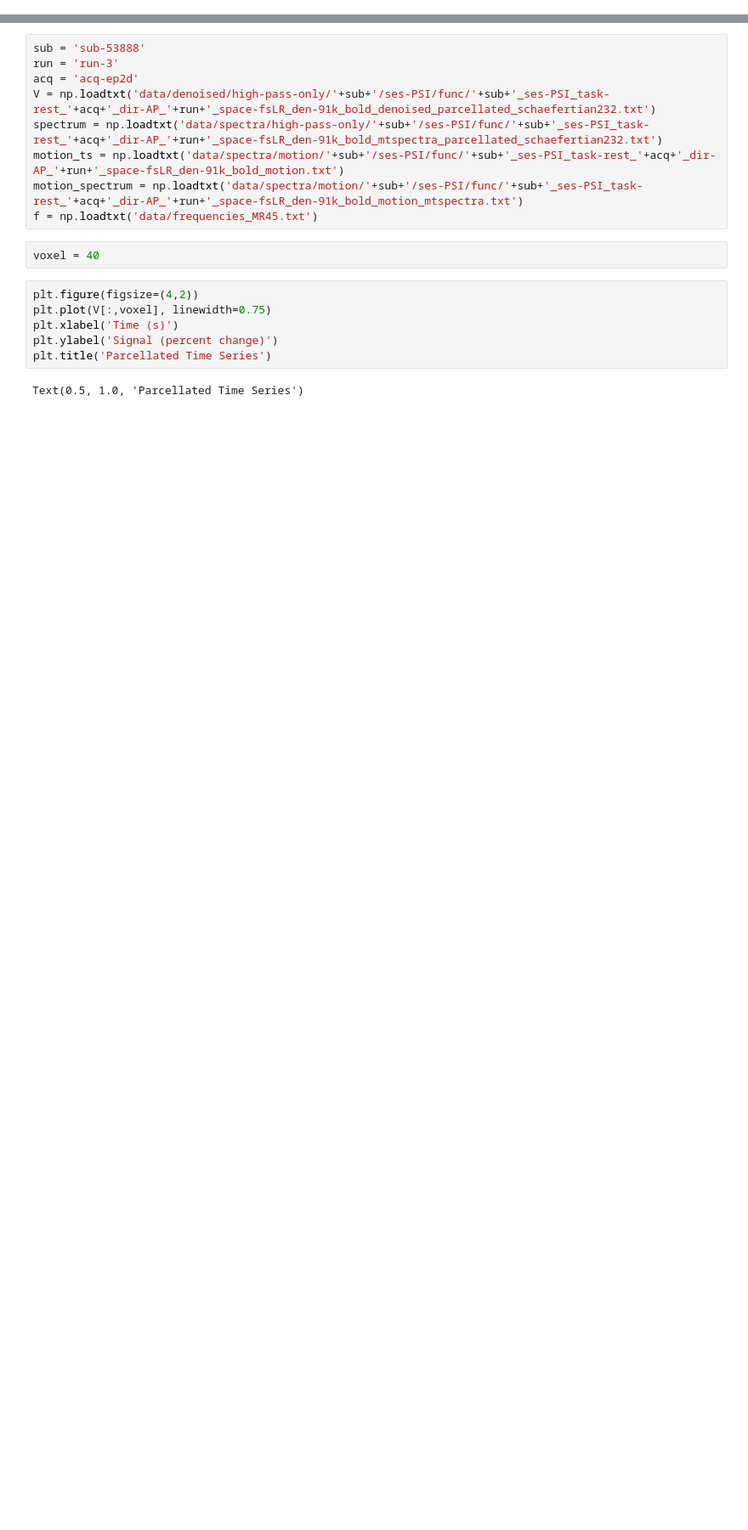
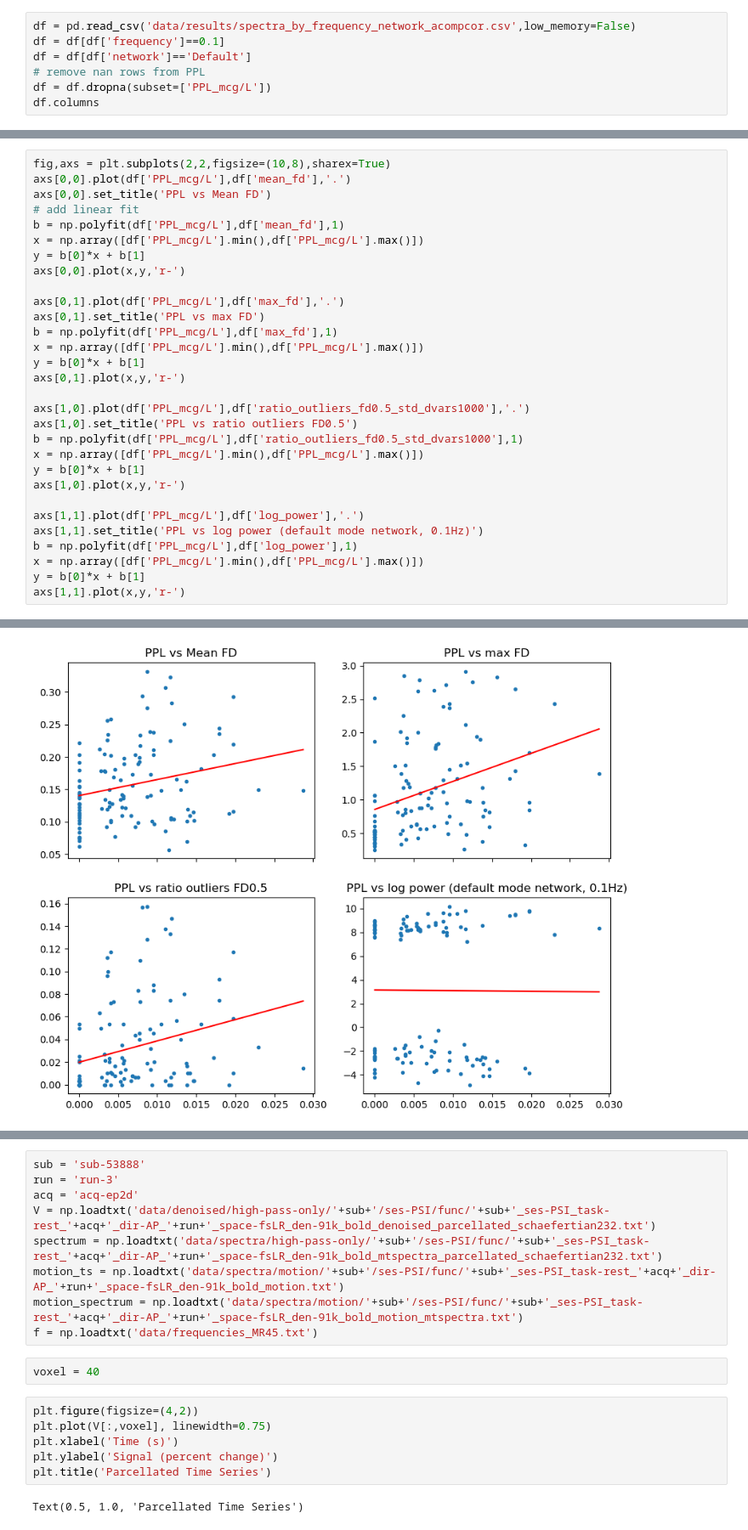
Before and after one commit to anders-s-olsen/Spectral-effects-of-psilocybin-fMRI, a Jupyter notebook: spectral_analysis/visualization/visualize_motion.ipynb, the cells around one changed output, grey strips where cells are left out. Shown at 85% size. Drawn from its saved outputs; the diff is of its cells as text; blank space fills up the shorter version.

```diff
--- a/spectral_analysis/visualization/visualize_motion.ipynb
+++ b/spectral_analysis/visualization/visualize_motion.ipynb
@@ -4,0 +6,7 @@ import matplotlib.pyplot as plt
+# %%
+df = pd.read_csv('data/results/spectra_by_frequency_network_acompcor.csv',low_memory=False)
+df = df[df['frequency']==0.1]
+df = df[df['network']=='Default']
+# remove nan rows from PPL
+df = df.dropna(subset=['PPL_mcg/L'])
+df.columns
@@ -4,0 +27,31 @@ import matplotlib.pyplot as plt
+# %%
+fig,axs = plt.subplots(2,2,figsize=(10,8),sharex=True)
+axs[0,0].plot(df['PPL_mcg/L'],df['mean_fd'],'.')
+axs[0,0].set_title('PPL vs Mean FD')
+# add linear fit
+b = np.polyfit(df['PPL_mcg/L'],df['mean_fd'],1)
+x = np.array([df['PPL_mcg/L'].min(),df['PPL_mcg/L'].max()])
+y = b[0]*x + b[1]
+axs[0,0].plot(x,y,'r-')
+
+axs[0,1].plot(df['PPL_mcg/L'],df['max_fd'],'.')
+axs[0,1].set_title('PPL vs max FD')
+b = np.polyfit(df['PPL_mcg/L'],df['max_fd'],1)
+x = np.array([df['PPL_mcg/L'].min(),df['PPL_mcg/L'].max()])
+y = b[0]*x + b[1]
+axs[0,1].plot(x,y,'r-')
+
+axs[1,0].plot(df['PPL_mcg/L'],df['ratio_outliers_fd0.5_std_dvars1000'],'.')
+axs[1,0].set_title('PPL vs ratio outliers FD0.5')
+b = np.polyfit(df['PPL_mcg/L'],df['ratio_outliers_fd0.5_std_dvars1000'],1)
+x = np.array([df['PPL_mcg/L'].min(),df['PPL_mcg/L'].max()])
+y = b[0]*x + b[1]
+axs[1,0].plot(x,y,'r-')
+
+axs[1,1].plot(df['PPL_mcg/L'],df['log_power'],'.')
+axs[1,1].set_title('PPL vs log power (default mode network, 0.1Hz)')
+b = np.polyfit(df['PPL_mcg/L'],df['log_power'],1)
+x = np.array([df['PPL_mcg/L'].min(),df['PPL_mcg/L'].max()])
+y = b[0]*x + b[1]
+axs[1,1].plot(x,y,'r-')
+# %% [output]
@@ -4,0 +59 @@ import matplotlib.pyplot as plt
+[figure, added]
```
Also changed, not shown: parts of 5 cells of this notebook, 44 other files.
